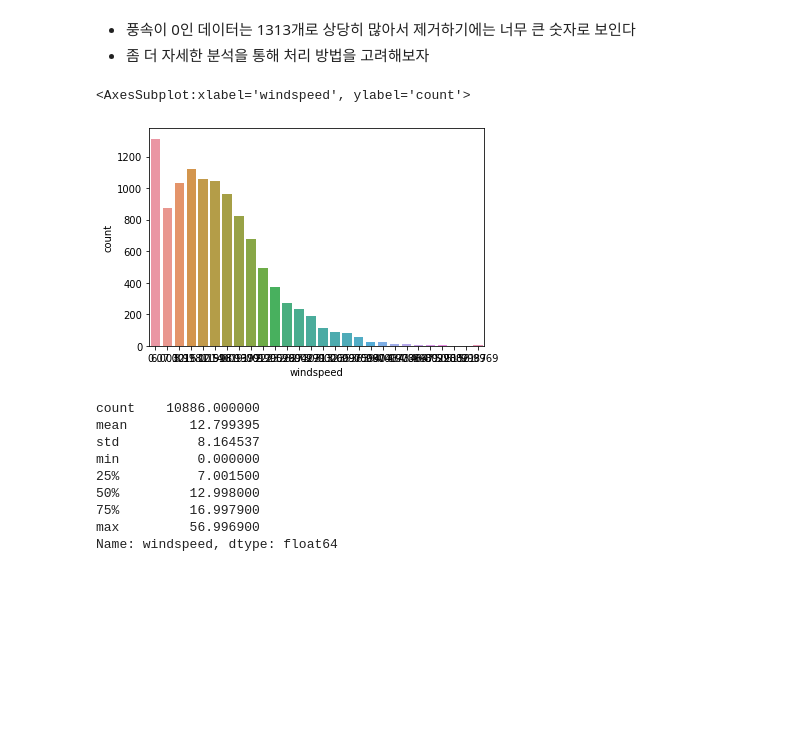
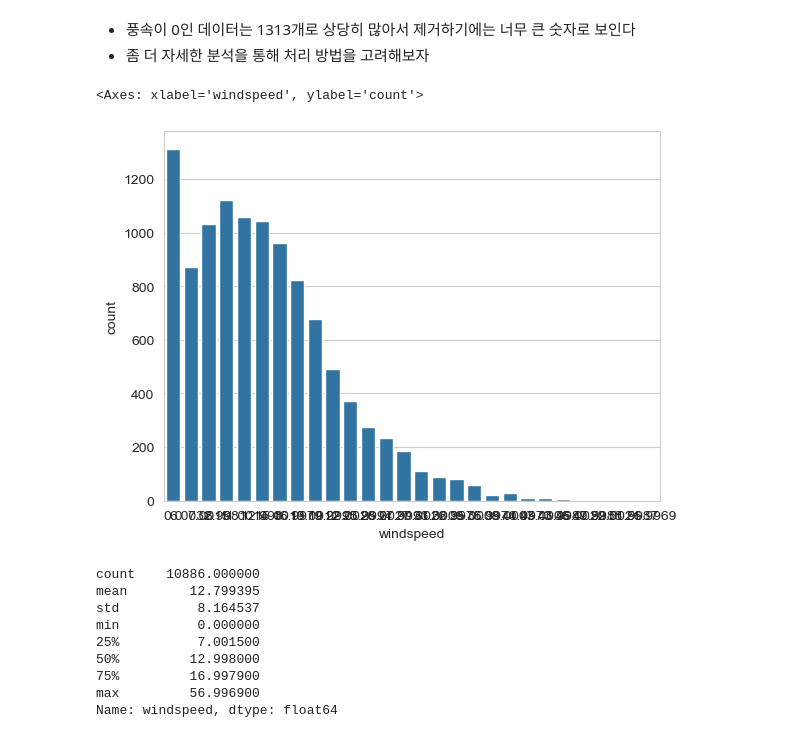
Before and after one commit to seongyeon1/aiffel, a Jupyter notebook: Exploration/Quest2/project2_sykim.ipynb, the cells around one changed output. Saved outputs shown, nothing was run; the diff lists cells and outputs as text; code cells hidden in the pictures; blank space fills up the shorter version.

```diff
--- a/Exploration/Quest2/project2_sykim.ipynb
+++ b/Exploration/Quest2/project2_sykim.ipynb
@@ -10,7 +10,7 @@ warnings.filterwarnings('ignore')
 # %%
 import pandas as pd
 
-train = pd.read_csv('~/data/data/bike-sharing-demand/train.csv')
+train = pd.read_csv('./data/bike-sharing-demand/train.csv')
 # %% [markdown]
 ### (2) datetime 컬럼을 datetime 자료형으로 변환하고 연, 월, 일, 시, 분, 초까지 6가지 컬럼 생성하기
 # %%
@@ -269,10 +269,10 @@ train[train.windspeed == 0]
 - 풍속이 0인 데이터는 1313개로 상당히 많아서 제거하기에는 너무 큰 숫자로 보인다
 - 좀 더 자세한 분석을 통해 처리 방법을 고려해보자
 # %%
-sns.countplot(train.windspeed)
+sns.countplot(x='windspeed', data=train)
 # %% [output]
-<AxesSubplot:xlabel='windspeed', ylabel='count'>
+<Axes: xlabel='windspeed', ylabel='count'>
-[figure, old version]
+[figure, new version]
 # %%
 train.windspeed.describe()
 # %% [output]
```
Also changed, not shown: parts of 27 cells of this notebook, 3 other files.
